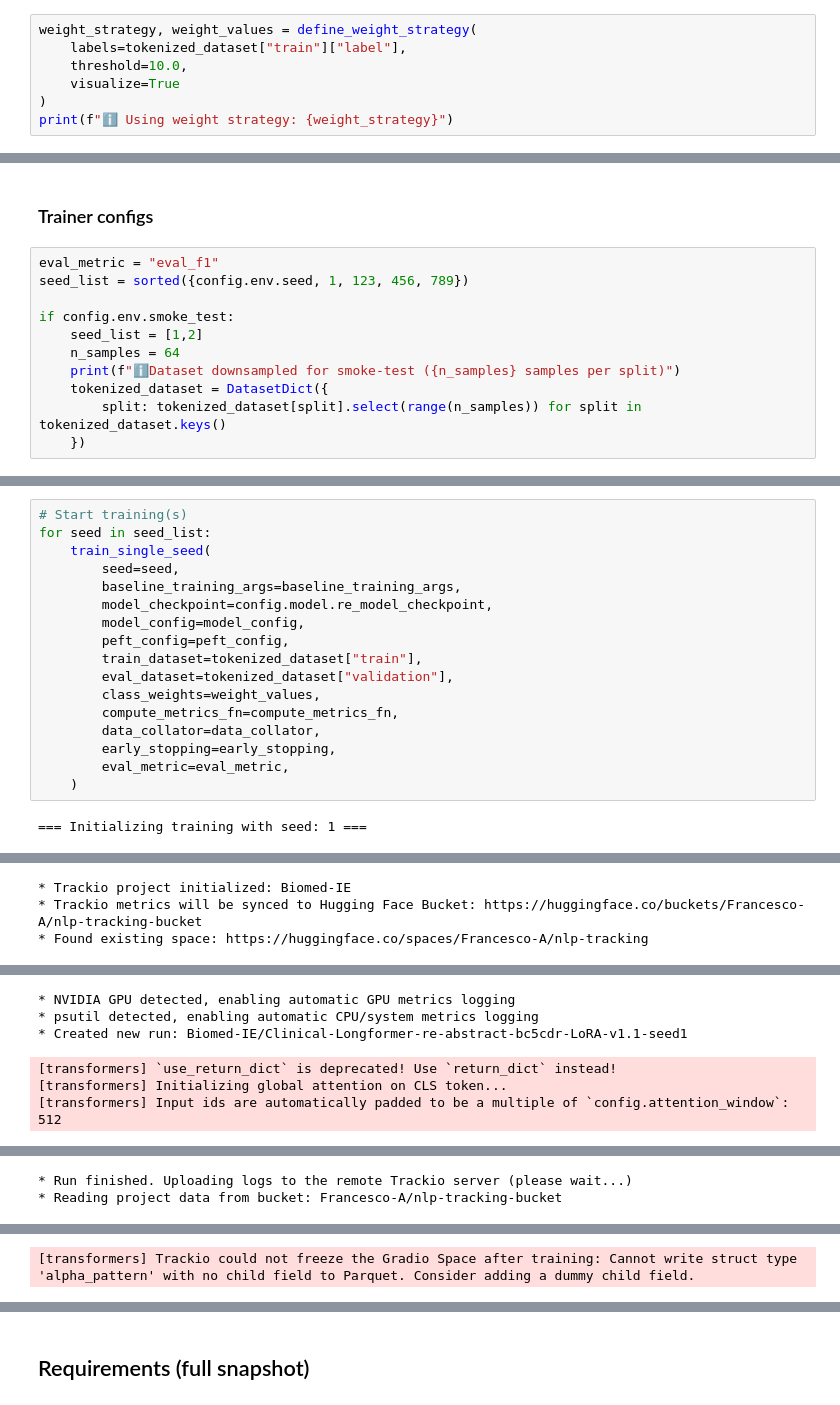
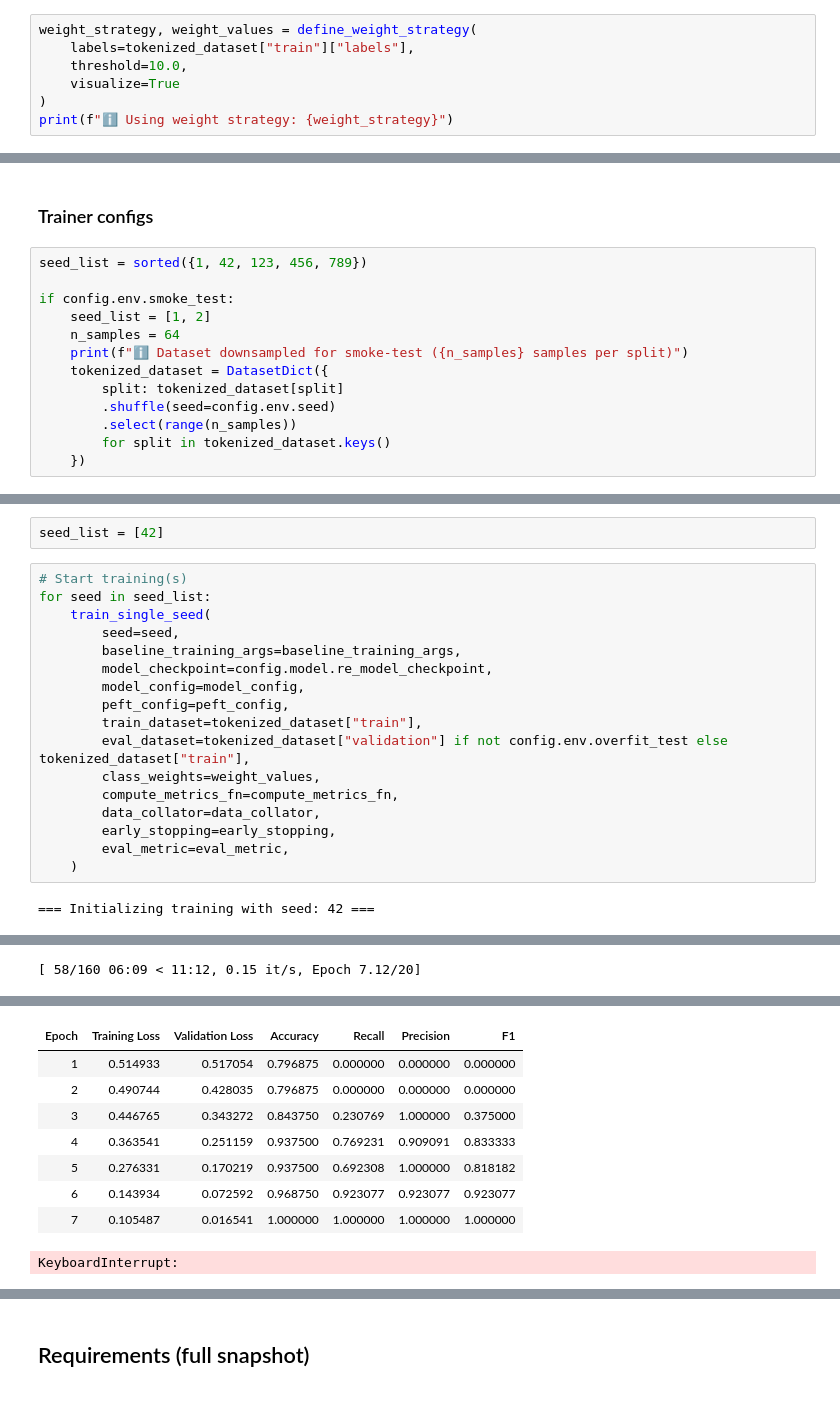
Before and after one commit to Francesco-Alb/biomed-ie-distill-xai, a Jupyter notebook: notebooks/04_re_training.ipynb, the cells around one changed output, grey strips where cells are left out. Drawn from its saved outputs; the diff is of its cells as text.

```diff
--- a/notebooks/04_re_training.ipynb
+++ b/notebooks/04_re_training.ipynb
@@ -353,7 +442,7 @@ There's 0 sample(s) exceeding model_max_length
 ### Weights
 # %%
 weight_strategy, weight_values = define_weight_strategy(
-    labels=tokenized_dataset["train"]["label"],
+    labels=tokenized_dataset["train"]["labels"],
     threshold=10.0,
     visualize=True
 )
@@ -423,13 +512,15 @@ trainable params: 1,181,954 || all params: 149,842,948 || trainable%: 0.7888
 # %% [markdown]
 ### Trainer configs
 # %%
-eval_metric = "eval_f1"
-seed_list = sorted({config.env.seed, 1, 123, 456, 789})
+seed_list = sorted({1, 42, 123, 456, 789})
 
 if config.env.smoke_test:
-    seed_list = [1,2]
+    seed_list = [1, 2]
     n_samples = 64
-    print(f"ℹ️Dataset downsampled for smoke-test ({n_samples} samples per split)")
+    print(f"ℹ️ Dataset downsampled for smoke-test ({n_samples} samples per split)")
     tokenized_dataset = DatasetDict({
-        split: tokenized_dataset[split].select(range(n_samples)) for split in tokenized_dataset.keys()
+        split: tokenized_dataset[split]
+        .shuffle(seed=config.env.seed)
+        .select(range(n_samples))
+        for split in tokenized_dataset.keys()
     })
@@ -515,3 +607,5 @@ One full pass (epoch) through the dataset corresponds to roughly
+# %%
+seed_list = [42]
 # %%
 # Start training(s)
 for seed in seed_list:
@@ -522,7 +616,7 @@ for seed in seed_list:
         model_config=model_config,
         peft_config=peft_config,
         train_dataset=tokenized_dataset["train"],
-        eval_dataset=tokenized_dataset["validation"],
+        eval_dataset=tokenized_dataset["validation"] if not config.env.overfit_test else tokenized_dataset["train"],
         class_weights=weight_values,
         compute_metrics_fn=compute_metrics_fn,
         data_collator=data_collator,
@@ -530,7 +624,7 @@ for seed in seed_list:
         eval_metric=eval_metric,
     )
 # %% [output]
-=== Initializing training with seed: 1 ===
+=== Initializing training with seed: 42 ===
 [transformers] LongformerForSequenceClassification LOAD REPORT from: yikuan8/Clinical-Longformer
 Key                                | Status     |
 -----------------------------------+------------+-
@@ -553,3 +645 @@ Notes:
-* Trackio project initialized: Biomed-IE
-* Trackio metrics will be synced to Hugging Face Bucket: https://huggingface.co/buckets/Francesco-A/nlp-tracking-bucket
-* Found existing space: https://huggingface.co/spaces/Francesco-A/nlp-tracking
+[ 58/160 06:09 < 11:12, 0.15 it/s, Epoch 7.12/20]
@@ -557,6 +646,9 @@ Notes:
+| Epoch | Training Loss | Validation Loss | Accuracy | Recall | Precision | F1 |
+| 1 | 0.514933 | 0.517054 | 0.796875 | 0.000000 | 0.000000 | 0.000000 |
+| 2 | 0.490744 | 0.428035 | 0.796875 | 0.000000 | 0.000000 | 0.000000 |
+| 3 | 0.446765 | 0.343272 | 0.843750 | 0.230769 | 1.000000 | 0.375000 |
+| 4 | 0.363541 | 0.251159 | 0.937500 | 0.769231 | 0.909091 | 0.833333 |
+| 5 | 0.276331 | 0.170219 | 0.937500 | 0.692308 | 1.000000 | 0.818182 |
+| 6 | 0.143934 | 0.072592 | 0.968750 | 0.923077 | 0.923077 | 0.923077 |
+| 7 | 0.105487 | 0.016541 | 1.000000 | 1.000000 | 1.000000 | 1.000000 |
-* NVIDIA GPU detected, enabling automatic GPU metrics logging
-* psutil detected, enabling automatic CPU/system metrics logging
-* Created new run: Biomed-IE/Clinical-Longformer-re-abstract-bc5cdr-LoRA-v1.1-seed1
+KeyboardInterrupt:
-[transformers] `use_return_dict` is deprecated! Use `return_dict` instead!
-[transformers] Initializing global attention on CLS token...
-[transformers] Input ids are automatically padded to be a multiple of `config.attention_window`: 512
@@ -569,2 +654,0 @@ Notes:
-* Run finished. Uploading logs to the remote Trackio server (please wait...)
-* Reading project data from bucket: Francesco-A/nlp-tracking-bucket
@@ -572 +654,0 @@ Downloading bytes:           |  0.00B
-[transformers] Trackio could not freeze the Gradio Space after training: Cannot write struct type 'alpha_pattern' with no child field to Parquet. Consider adding a dummy child field.
```
Also changed, not shown: parts of 21 cells of this notebook, 5 other files.
